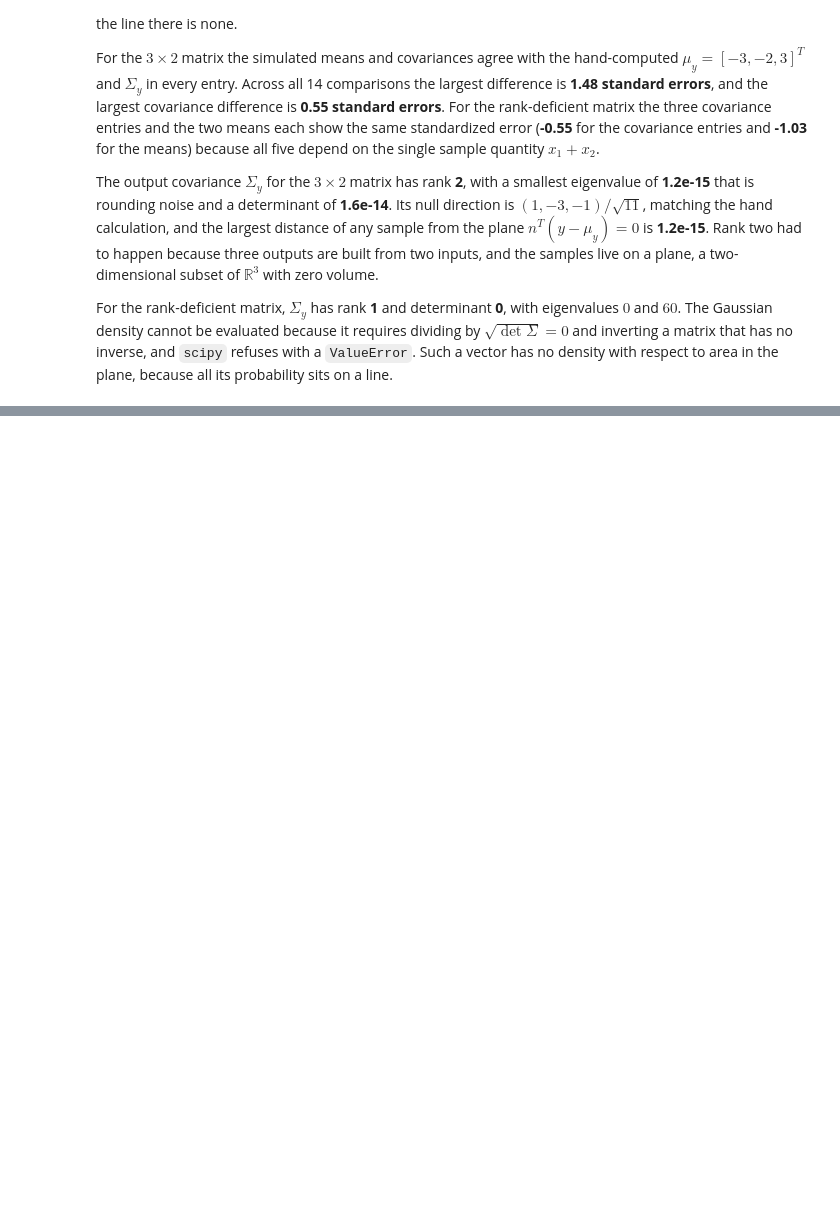
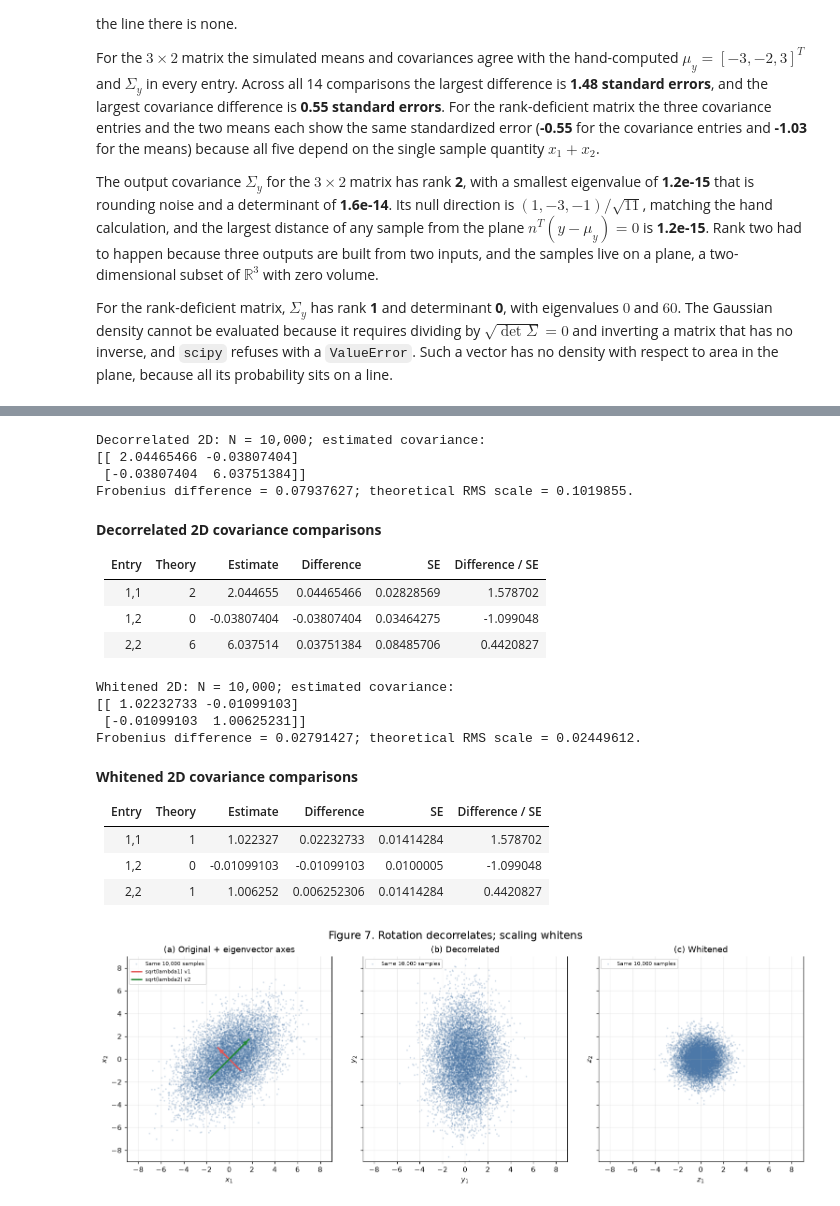
Before and after one commit to christiandi0r/ECE3715-Fall2026-Projects, a Jupyter notebook: mp3/mp3.ipynb, the cells around one changed output, grey strips where cells are left out. Cells and saved outputs as stored; diff of their text form; code cells hidden in the pictures; blank space fills up the shorter version.

```diff
--- a/mp3/mp3.ipynb
+++ b/mp3/mp3.ipynb
@@ -836,0 +1067,56 @@ For the rank-deficient matrix, $\Sigma_y$ has rank **1** and determinant **0**,
+# %%
+eigenvalues6, V6 = np.linalg.eigh(SIGMA_2D)
+W6 = whitening_matrix(SIGMA_2D)
+Y6 = X5 @ V6
+Z6 = X5 @ W6.T
+print("Eigenvalues (ascending):", eigenvalues6)
+print("Eigenvectors (columns):\n", V6)
+print("Whitening matrix W:\n", W6)
+print("W Sigma W.T:\n", W6 @ SIGMA_2D @ W6.T)
+print(f"Eigenpair residual norm = {np.linalg.norm(SIGMA_2D@V6 - V6*eigenvalues6):.3e}.")
+print("Eigenvector angles (degrees; directions equivalent modulo 180):",
+      np.degrees(np.arctan2(V6[1,:], V6[0,:])))
+
+cov_rows6 = []
+summary_rows6 = []
+def compare_cov6(label, samples, target):
+    count, d = samples.shape
+    _, estimated = sample_mean_cov(samples)
+    residual = estimated-target
+    standard_errors = np.sqrt((np.outer(np.diag(target),np.diag(target))+target**2)/(count-1))
+    rows = [dict(case=label, samples=count, entry=f"{i+1},{j+1}", theory=target[i,j],
+                 estimate=estimated[i,j], difference=residual[i,j],
+                 standard_error=standard_errors[i,j], error_in_se=residual[i,j]/standard_errors[i,j])
+            for i,j in zip(*np.triu_indices(d))]
+    cov_rows6.extend(rows)
+    norm_error = np.linalg.norm(residual,ord="fro")
+    rms = np.sqrt((np.trace(target)**2+np.sum(target**2))/(count-1))
+    summary_rows6.append(dict(case=label, samples=count, frobenius_error=norm_error,
+                             rms_error_scale=rms, largest_abs_error_in_se=max(abs(r['error_in_se']) for r in rows)))
+    print(f"{label}: N = {count:,}; estimated covariance:\n{estimated}")
+    print(f"Frobenius difference = {norm_error:.7g}; theoretical RMS scale = {rms:.7g}.")
+    show_table(label + " covariance comparisons", rows, [
+        ("entry", "Entry"), ("theory", "Theory"), ("estimate", "Estimate"),
+        ("difference", "Difference"), ("standard_error", "SE"), ("error_in_se", "Difference / SE")])
+    return estimated
+
+cov_original6 = compare_cov6("Original 2D", X5, SIGMA_2D)
+cov_decorrelated6 = compare_cov6("Decorrelated 2D", Y6, np.diag(eigenvalues6))
+cov_whitened6 = compare_cov6("Whitened 2D", Z6, np.eye(2))
+assert np.allclose(W6@SIGMA_2D@W6.T, np.eye(2), atol=1e-12)
+
+fig, axes = plt.subplots(1,3,figsize=(14,5),layout="constrained",sharex=True,sharey=True)
+fig.suptitle("Figure 7. Rotation decorrelates; scaling whitens", fontsize=15)
+for ax, samples, title, xname, yname in zip(axes, [X5,Y6,Z6],
+        ["(a) Original + eigenvector axes", "(b) Decorrelated", "(c) Whitened"],
+        ["$x_1$","$y_1$","$z_1$"], ["$x_2$","$y_2$","$z_2$"]):
+    ax.scatter(samples[:,0],samples[:,1],s=2,alpha=0.16,color="#4c78a8",label="Same 10,000 samples")
+    ax.set(xlabel=xname,ylabel=yname,title=title,xlim=(-9,9),ylim=(-9,9),aspect="equal")
+for i, color in enumerate(["#e45756", "#228833"]):
+    tip = np.sqrt(eigenvalues6[i])*V6[:,i]
+    axes[0].plot([-tip[0],tip[0]],[-tip[1],tip[1]],color=color,lw=2,
+                 label=f"sqrt(lambda{i+1}) v{i+1}")
+    axes[0].annotate("",xy=tip,xytext=(0,0),arrowprops=dict(arrowstyle="->",color=color,lw=2))
+for ax in axes: ax.legend(loc="upper left",fontsize=7)
+show_and_save(fig,7)
+# %% [output]
@@ -836,0 +1146,23 @@ For the rank-deficient matrix, $\Sigma_y$ has rank **1** and determinant **0**,
+Decorrelated 2D: N = 10,000; estimated covariance:
+[[ 2.04465466 -0.03807404]
+ [-0.03807404  6.03751384]]
+Frobenius difference = 0.07937627; theoretical RMS scale = 0.1019855.
+**Decorrelated 2D covariance comparisons**
+
+| Entry | Theory | Estimate | Difference | SE | Difference / SE |
+|---|---|---|---|---|---|
+| 1,1 | 2 | 2.044655 | 0.04465466 | 0.02828569 | 1.578702 |
+| 1,2 | 0 | -0.03807404 | -0.03807404 | 0.03464275 | -1.099048 |
+| 2,2 | 6 | 6.037514 | 0.03751384 | 0.08485706 | 0.4420827 |
+Whitened 2D: N = 10,000; estimated covariance:
+[[ 1.02232733 -0.01099103]
+ [-0.01099103  1.00625231]]
+Frobenius difference = 0.02791427; theoretical RMS scale = 0.02449612.
+**Whitened 2D covariance comparisons**
+
+| Entry | Theory | Estimate | Difference | SE | Difference / SE |
+|---|---|---|---|---|---|
+| 1,1 | 1 | 1.022327 | 0.02232733 | 0.01414284 | 1.578702 |
+| 1,2 | 0 | -0.01099103 | -0.01099103 | 0.0100005 | -1.099048 |
+| 2,2 | 1 | 1.006252 | 0.006252306 | 0.01414284 | 0.4420827 |
+[figure, added]
```
Also changed, not shown: parts of 20 cells of this notebook.
